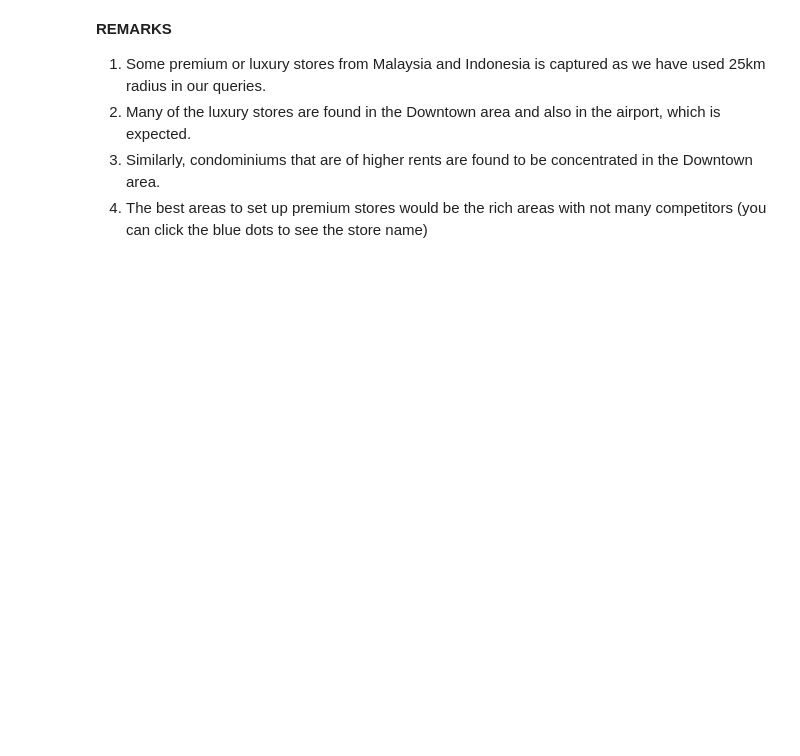
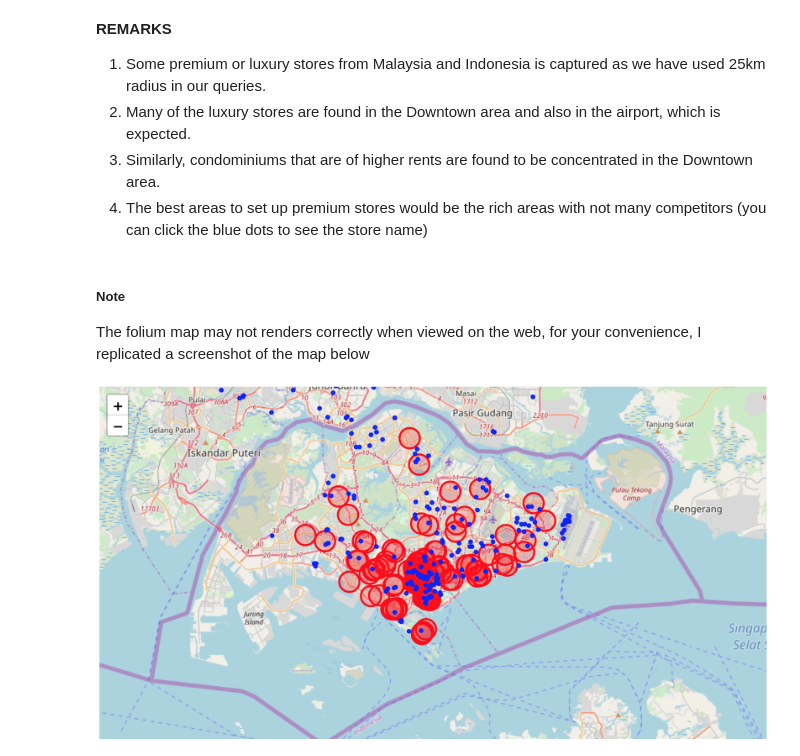
Before and after one commit to karwailim/Coursera_Capstone, a Jupyter notebook: Capstone_Project.ipynb, the cells around one changed output. Saved outputs shown, nothing was run; the diff lists cells and outputs as text; code cells hidden in the pictures; blank space fills up the shorter version.

Commit message:
Capstone Project week 2

```diff
--- a/Capstone_Project.ipynb
+++ b/Capstone_Project.ipynb
@@ -214,3 +214,11 @@ venues_map
 2. Many of the luxury stores are found in the Downtown area and also in the airport, which is expected.
 3. Similarly, condominiums that are of higher rents are found to be concentrated in the Downtown area.
 4. The best areas to set up premium stores would be the rich areas with not many competitors (you can click the blue dots to see the store name)
+# %% [markdown]
+##### Note
+The folium map may not renders correctly when viewed on the web, for your convenience, I replicated a screenshot of the map below
+# %%
+from IPython.display import Image
+Image(filename='Capstone_Project.png')
+# %% [output]
+[figure, added]
```
Also changed, not shown: parts of 2 cells of this notebook, 6 other files.
